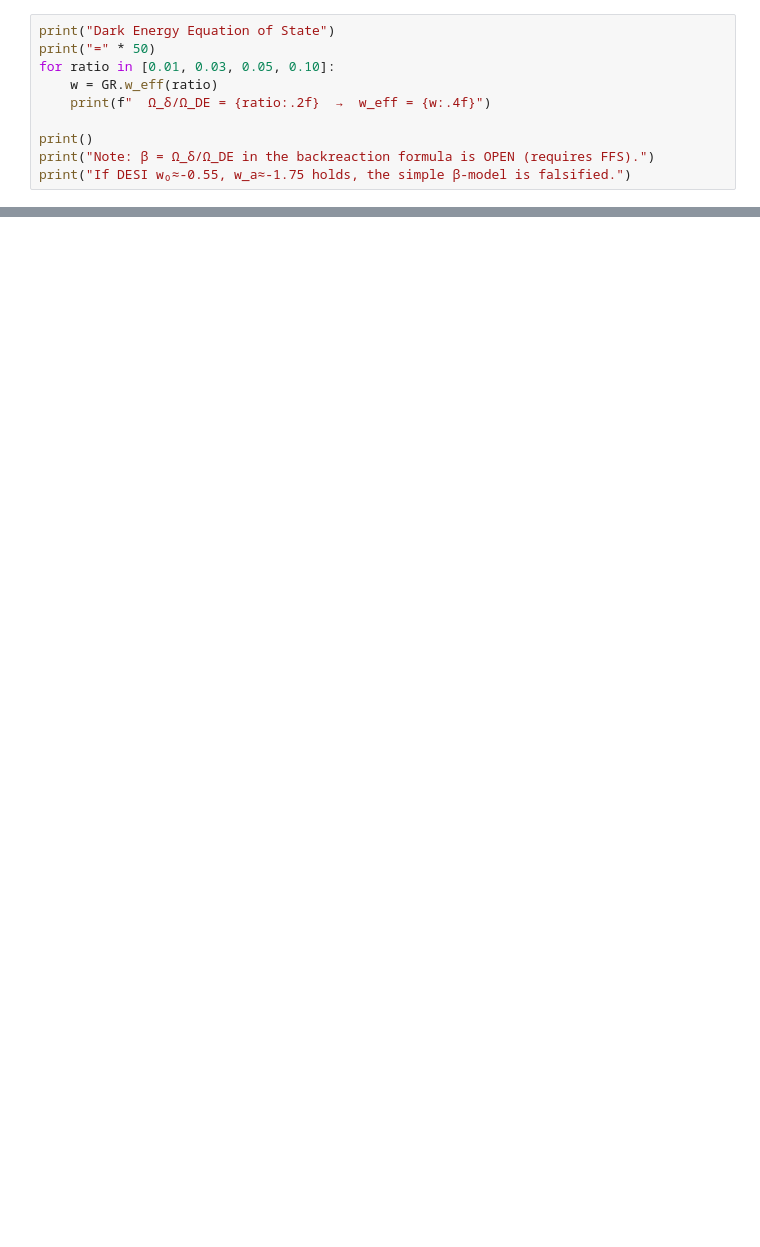
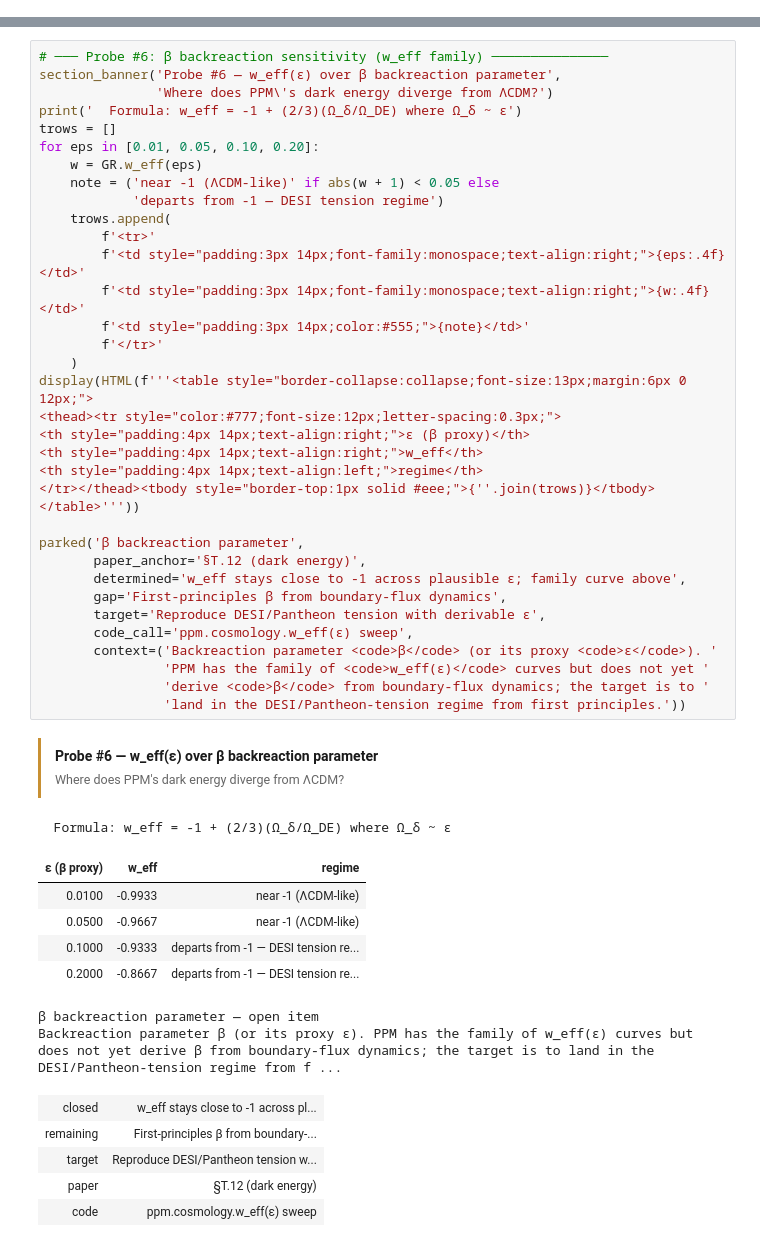
Before and after one commit to woz5999/ppm-framework, a Jupyter notebook: notebooks/derivations.ipynb, the cells around one changed output, grey strips where cells are left out. Saved outputs shown, nothing was run; the diff lists cells and outputs as text; blank space fills up the shorter version.

```diff
--- a/notebooks/derivations.ipynb
+++ b/notebooks/derivations.ipynb
@@ -1065,10 +0,0 @@ GW Dispersion
-# %%
-print("Dark Energy Equation of State")
-print("=" * 50)
-for ratio in [0.01, 0.03, 0.05, 0.10]:
-    w = GR.w_eff(ratio)
-    print(f"  Ω_δ/Ω_DE = {ratio:.2f}  →  w_eff = {w:.4f}")
-
-print()
-print("Note: β = Ω_δ/Ω_DE in the backreaction formula is OPEN (requires FFS).")
-print("If DESI w₀≈-0.55, w_a≈-1.75 holds, the simple β-model is falsified.")
@@ -1126,0 +1927,51 @@ Six fixed-comparison tests (F1–F6) that change one structural commitment at a
+# %%
+# ─── Probe #6: β backreaction sensitivity (w_eff family) ───────────────
+section_banner('Probe #6 — w_eff(ε) over β backreaction parameter',
+               'Where does PPM\'s dark energy diverge from ΛCDM?')
+print('  Formula: w_eff = -1 + (2/3)(Ω_δ/Ω_DE) where Ω_δ ~ ε')
+trows = []
+for eps in [0.01, 0.05, 0.10, 0.20]:
+    w = GR.w_eff(eps)
+    note = ('near -1 (ΛCDM-like)' if abs(w + 1) < 0.05 else
+            'departs from -1 — DESI tension regime')
+    trows.append(
+        f'<tr>'
+        f'<td style="padding:3px 14px;font-family:monospace;text-align:right;">{eps:.4f}</td>'
+        f'<td style="padding:3px 14px;font-family:monospace;text-align:right;">{w:.4f}</td>'
+        f'<td style="padding:3px 14px;color:#555;">{note}</td>'
+        f'</tr>'
+    )
+display(HTML(f'''<table style="border-collapse:collapse;font-size:13px;margin:6px 0 12px;">
+<thead><tr style="color:#777;font-size:12px;letter-spacing:0.3px;">
+<th style="padding:4px 14px;text-align:right;">ε (β proxy)</th>
+<th style="padding:4px 14px;text-align:right;">w_eff</th>
+<th style="padding:4px 14px;text-align:left;">regime</th>
+</tr></thead><tbody style="border-top:1px solid #eee;">{''.join(trows)}</tbody>
+</table>'''))
+
+parked('β backreaction parameter',
+       paper_anchor='§T.12 (dark energy)',
+       determined='w_eff stays close to -1 across plausible ε; family curve above',
+       gap='First-principles β from boundary-flux dynamics',
+       target='Reproduce DESI/Pantheon tension with derivable ε',
+       code_call='ppm.cosmology.w_eff(ε) sweep',
+       context=('Backreaction parameter <code>β</code> (or its proxy <code>ε</code>). '
+                'PPM has the family of <code>w_eff(ε)</code> curves but does not yet '
+                'derive <code>β</code> from boundary-flux dynamics; the target is to '
+                'land in the DESI/Pantheon-tension regime from first principles.'))
+# %% [output]
+Probe #6 — w_eff(ε) over β backreaction parameter
+Where does PPM's dark energy diverge from ΛCDM?
+  Formula: w_eff = -1 + (2/3)(Ω_δ/Ω_DE) where Ω_δ ~ ε
+| ε (β proxy) | w_eff | regime |
+| 0.0100 | -0.9933 | near -1 (ΛCDM-like) |
+| 0.0500 | -0.9667 | near -1 (ΛCDM-like) |
+| 0.1000 | -0.9333 | departs from -1 — DESI tension re... |
+| 0.2000 | -0.8667 | departs from -1 — DESI tension re... |
+β backreaction parameter — open item
+Backreaction parameter β (or its proxy ε). PPM has the family of w_eff(ε) curves but does not yet derive β from boundary-flux dynamics; the target is to land in the DESI/Pantheon-tension regime from f ...
+| closed | w_eff stays close to -1 across pl... |
+| remaining | First-principles β from boundary-... |
+| target | Reproduce DESI/Pantheon tension w... |
+| paper | §T.12 (dark energy) |
+| code | ppm.cosmology.w_eff(ε) sweep |
```
Also changed, not shown: parts of 81 cells of this notebook, 6 other files.
